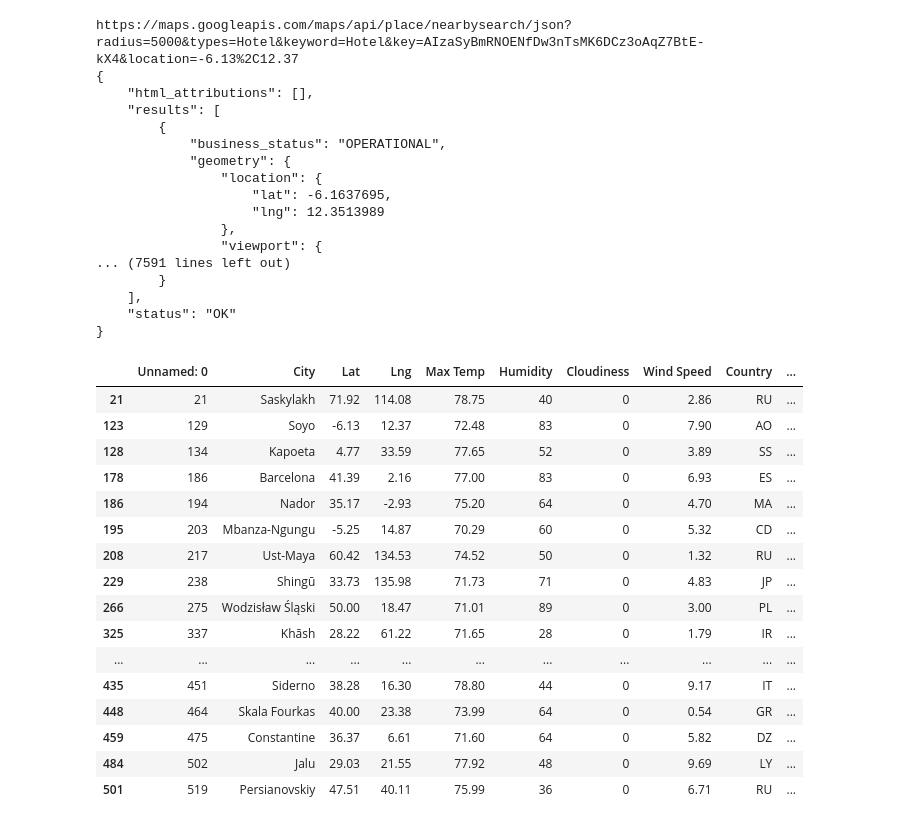
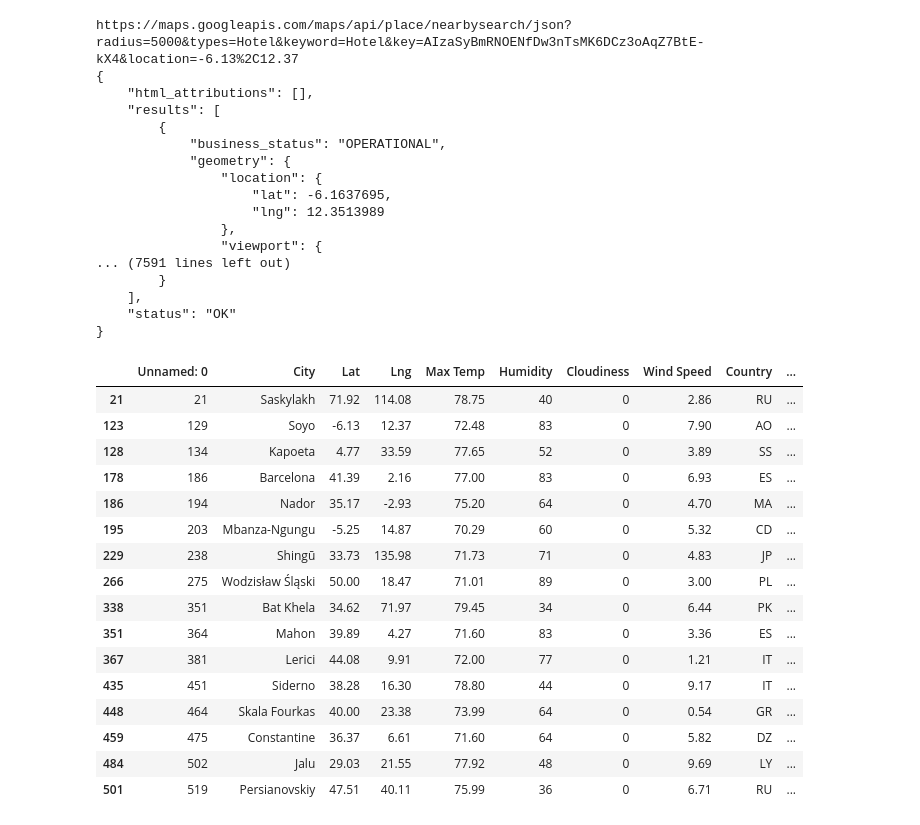
Before and after one commit to chenchcgt/python-api-challenge, a Jupyter notebook: VacationPy/VacationPy.ipynb, the cells around one changed output. Drawn from its saved outputs; the diff is of its cells as text; code cells hidden in the pictures.

```diff
--- a/VacationPy/VacationPy.ipynb
+++ b/VacationPy/VacationPy.ipynb
@@ -208,26 +208,28 @@ https://maps.googleapis.com/maps/api/place/nearbysearch/json?radius=5000&types=H
     ],
     "status": "OK"
 }
-# %%
-hotel_df
-# %% [output]
-|  | Unnamed: 0 | City | Lat | Lng | Max Temp | Humidity | Cloudiness | Wind Speed | Country | ... |
-| 21 | 21 | Saskylakh | 71.92 | 114.08 | 78.75 | 40 | 0 | 2.86 | RU | ... |
-| 123 | 129 | Soyo | -6.13 | 12.37 | 72.48 | 83 | 0 | 7.90 | AO | ... |
-| 128 | 134 | Kapoeta | 4.77 | 33.59 | 77.65 | 52 | 0 | 3.89 | SS | ... |
-| 178 | 186 | Barcelona | 41.39 | 2.16 | 77.00 | 83 | 0 | 6.93 | ES | ... |
-| 186 | 194 | Nador | 35.17 | -2.93 | 75.20 | 64 | 0 | 4.70 | MA | ... |
-| 195 | 203 | Mbanza-Ngungu | -5.25 | 14.87 | 70.29 | 60 | 0 | 5.32 | CD | ... |
-| 208 | 217 | Ust-Maya | 60.42 | 134.53 | 74.52 | 50 | 0 | 1.32 | RU | ... |
-| 229 | 238 | Shingū | 33.73 | 135.98 | 71.73 | 71 | 0 | 4.83 | JP | ... |
-| 266 | 275 | Wodzisław Śląski | 50.00 | 18.47 | 71.01 | 89 | 0 | 3.00 | PL | ... |
-| 325 | 337 | Khāsh | 28.22 | 61.22 | 71.65 | 28 | 0 | 1.79 | IR | ... |
-| ... | ... | ... | ... | ... | ... | ... | ... | ... | ... | ... |
-| 435 | 451 | Siderno | 38.28 | 16.30 | 78.80 | 44 | 0 | 9.17 | IT | ... |
-| 448 | 464 | Skala Fourkas | 40.00 | 23.38 | 73.99 | 64 | 0 | 0.54 | GR | ... |
-| 459 | 475 | Constantine | 36.37 | 6.61 | 71.60 | 64 | 0 | 5.82 | DZ | ... |
-| 484 | 502 | Jalu | 29.03 | 21.55 | 77.92 | 48 | 0 | 9.69 | LY | ... |
-| 501 | 519 | Persianovskiy | 47.51 | 40.11 | 75.99 | 36 | 0 | 6.71 | RU | ... |
+# %%
+hotel_df
+hotel_clean_df = hotel_df.loc[(hotel_df['Hotel Name'] != '')]
+hotel_clean_df
+# %% [output]
+|  | Unnamed: 0 | City | Lat | Lng | Max Temp | Humidity | Cloudiness | Wind Speed | Country | ... |
+| 21 | 21 | Saskylakh | 71.92 | 114.08 | 78.75 | 40 | 0 | 2.86 | RU | ... |
+| 123 | 129 | Soyo | -6.13 | 12.37 | 72.48 | 83 | 0 | 7.90 | AO | ... |
+| 128 | 134 | Kapoeta | 4.77 | 33.59 | 77.65 | 52 | 0 | 3.89 | SS | ... |
+| 178 | 186 | Barcelona | 41.39 | 2.16 | 77.00 | 83 | 0 | 6.93 | ES | ... |
+| 186 | 194 | Nador | 35.17 | -2.93 | 75.20 | 64 | 0 | 4.70 | MA | ... |
+| 195 | 203 | Mbanza-Ngungu | -5.25 | 14.87 | 70.29 | 60 | 0 | 5.32 | CD | ... |
+| 229 | 238 | Shingū | 33.73 | 135.98 | 71.73 | 71 | 0 | 4.83 | JP | ... |
+| 266 | 275 | Wodzisław Śląski | 50.00 | 18.47 | 71.01 | 89 | 0 | 3.00 | PL | ... |
+| 338 | 351 | Bat Khela | 34.62 | 71.97 | 79.45 | 34 | 0 | 6.44 | PK | ... |
+| 351 | 364 | Mahon | 39.89 | 4.27 | 71.60 | 83 | 0 | 3.36 | ES | ... |
+| 367 | 381 | Lerici | 44.08 | 9.91 | 72.00 | 77 | 0 | 1.21 | IT | ... |
+| 435 | 451 | Siderno | 38.28 | 16.30 | 78.80 | 44 | 0 | 9.17 | IT | ... |
+| 448 | 464 | Skala Fourkas | 40.00 | 23.38 | 73.99 | 64 | 0 | 0.54 | GR | ... |
+| 459 | 475 | Constantine | 36.37 | 6.61 | 71.60 | 64 | 0 | 5.82 | DZ | ... |
+| 484 | 502 | Jalu | 29.03 | 21.55 | 77.92 | 48 | 0 | 9.69 | LY | ... |
+| 501 | 519 | Persianovskiy | 47.51 | 40.11 | 75.99 | 36 | 0 | 6.71 | RU | ... |
 # %%
 # NOTE: Do not change any of the code in this cell
 
```
Also changed, not shown: parts of 1 cell of this notebook.
